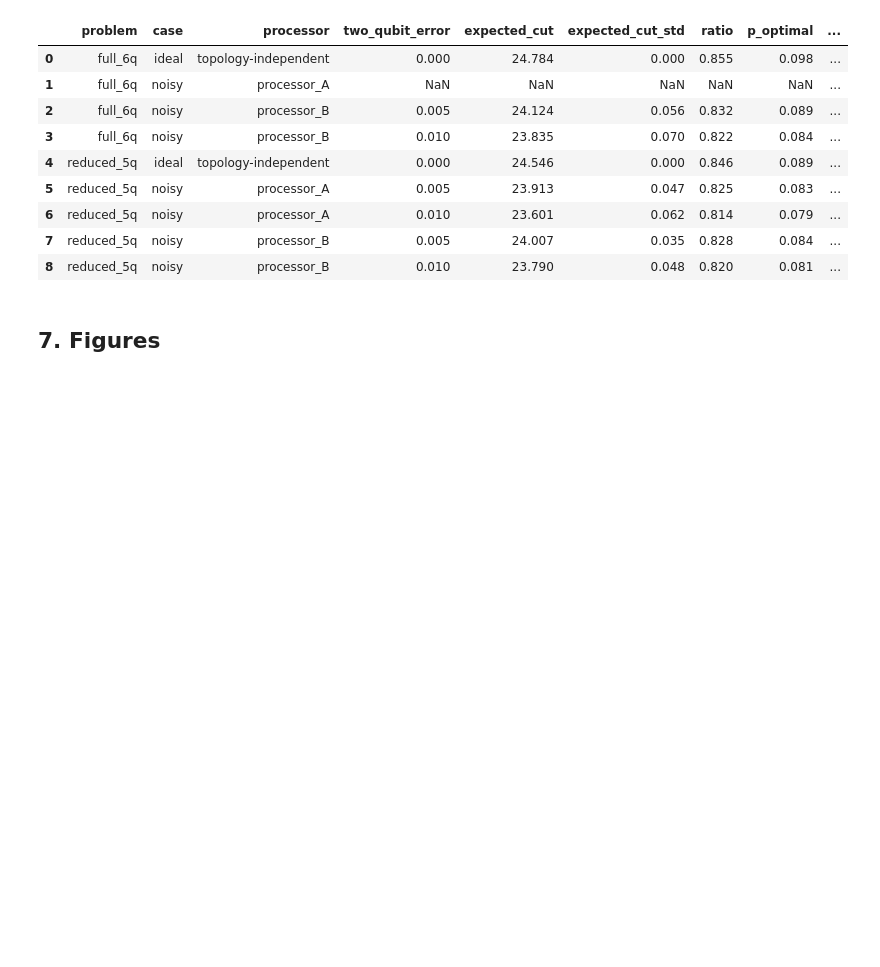
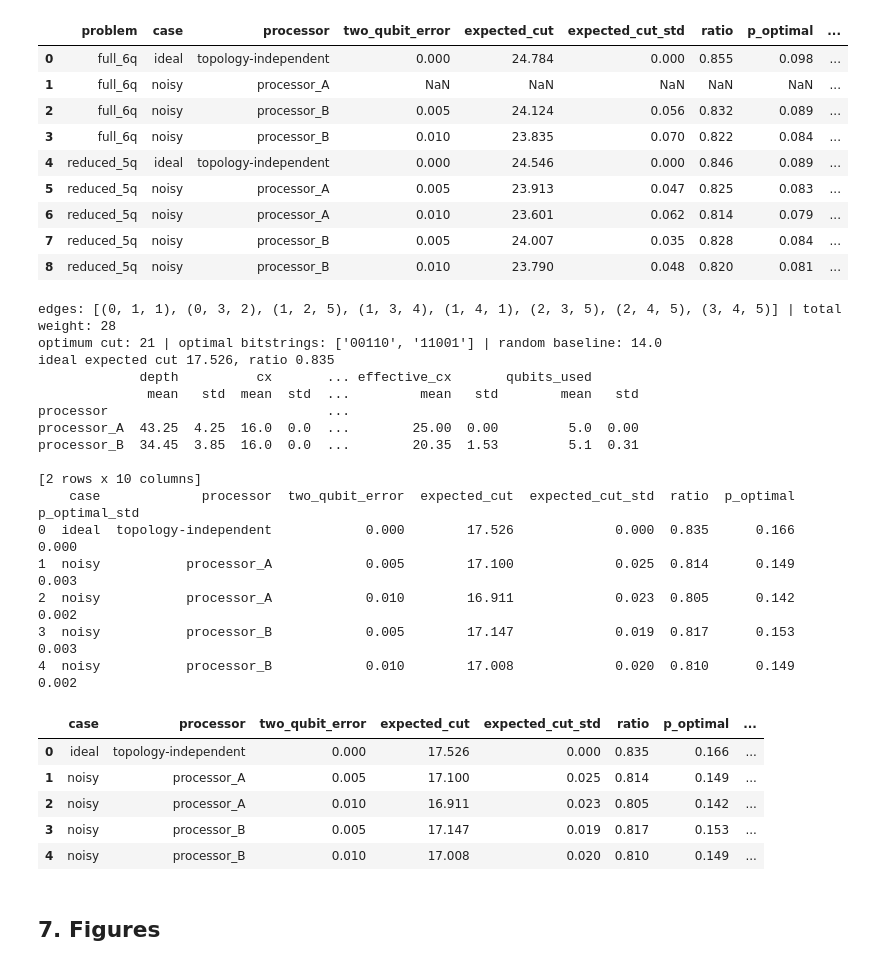
Before and after one commit to mandodariraju/-qff2026-o1-maxcut, a Jupyter notebook: main.ipynb, the cells around one changed output. Drawn from its saved outputs; the diff is of its cells as text; code cells hidden in the pictures; blank space fills up the shorter version.

```diff
--- a/main.ipynb
+++ b/main.ipynb
@@ -252,6 +252,32 @@ display(quality_df.round(3))
 | 6 | reduced_5q | noisy | processor_A | 0.010 | 23.601 | 0.062 | 0.814 | 0.079 | ... |
 | 7 | reduced_5q | noisy | processor_B | 0.005 | 24.007 | 0.035 | 0.828 | 0.084 | ... |
 | 8 | reduced_5q | noisy | processor_B | 0.010 | 23.790 | 0.048 | 0.820 | 0.081 | ... |
+# %%
+run_module("src.native5_study")
+display(pd.read_csv("results/tables/native5_quality_summary.csv").round(3))
+# %% [output]
+edges: [(0, 1, 1), (0, 3, 2), (1, 2, 5), (1, 3, 4), (1, 4, 1), (2, 3, 5), (2, 4, 5), (3, 4, 5)] | total weight: 28
+optimum cut: 21 | optimal bitstrings: ['00110', '11001'] | random baseline: 14.0
+ideal expected cut 17.526, ratio 0.835
+             depth          cx       ... effective_cx       qubits_used
+              mean   std  mean  std  ...         mean   std        mean   std
+processor                            ...
+processor_A  43.25  4.25  16.0  0.0  ...        25.00  0.00         5.0  0.00
+processor_B  34.45  3.85  16.0  0.0  ...        20.35  1.53         5.1  0.31
+
+[2 rows x 10 columns]
+    case             processor  two_qubit_error  expected_cut  expected_cut_std  ratio  p_optimal  p_optimal_std
+0  ideal  topology-independent            0.000        17.526             0.000  0.835      0.166          0.000
+1  noisy           processor_A            0.005        17.100             0.025  0.814      0.149          0.003
+2  noisy           processor_A            0.010        16.911             0.023  0.805      0.142          0.002
+3  noisy           processor_B            0.005        17.147             0.019  0.817      0.153          0.003
+4  noisy           processor_B            0.010        17.008             0.020  0.810      0.149          0.002
+|  | case | processor | two_qubit_error | expected_cut | expected_cut_std | ratio | p_optimal | ... |
+| 0 | ideal | topology-independent | 0.000 | 17.526 | 0.000 | 0.835 | 0.166 | ... |
+| 1 | noisy | processor_A | 0.005 | 17.100 | 0.025 | 0.814 | 0.149 | ... |
+| 2 | noisy | processor_A | 0.010 | 16.911 | 0.023 | 0.805 | 0.142 | ... |
+| 3 | noisy | processor_B | 0.005 | 17.147 | 0.019 | 0.817 | 0.153 | ... |
+| 4 | noisy | processor_B | 0.010 | 17.008 | 0.020 | 0.810 | 0.149 | ... |
 # %% [markdown]
 ## 7. Figures
 # %%
```
Also changed, not shown: parts of 2 cells of this notebook, 12 other files.
